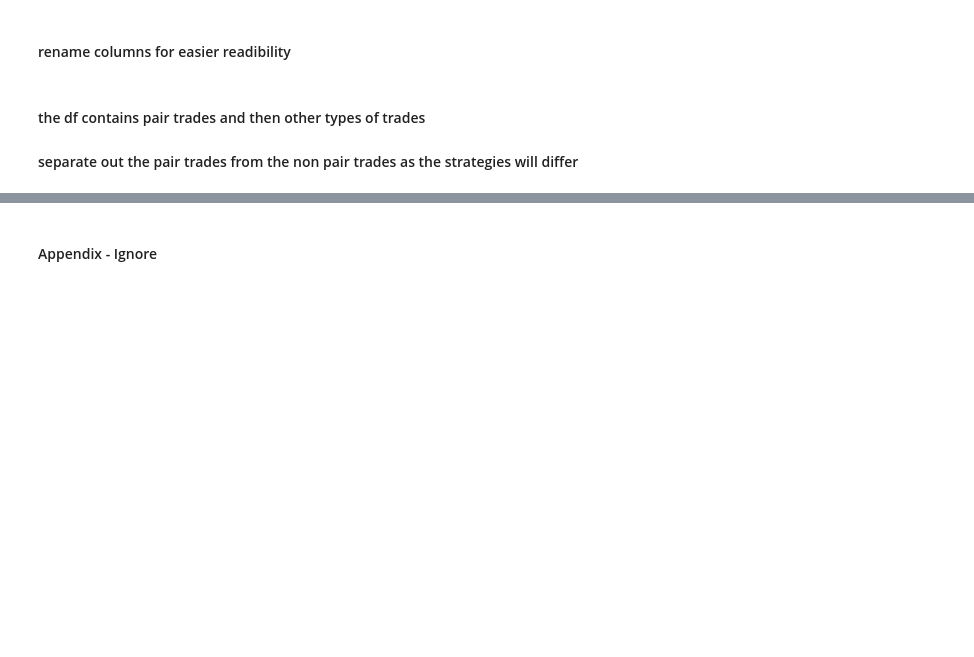
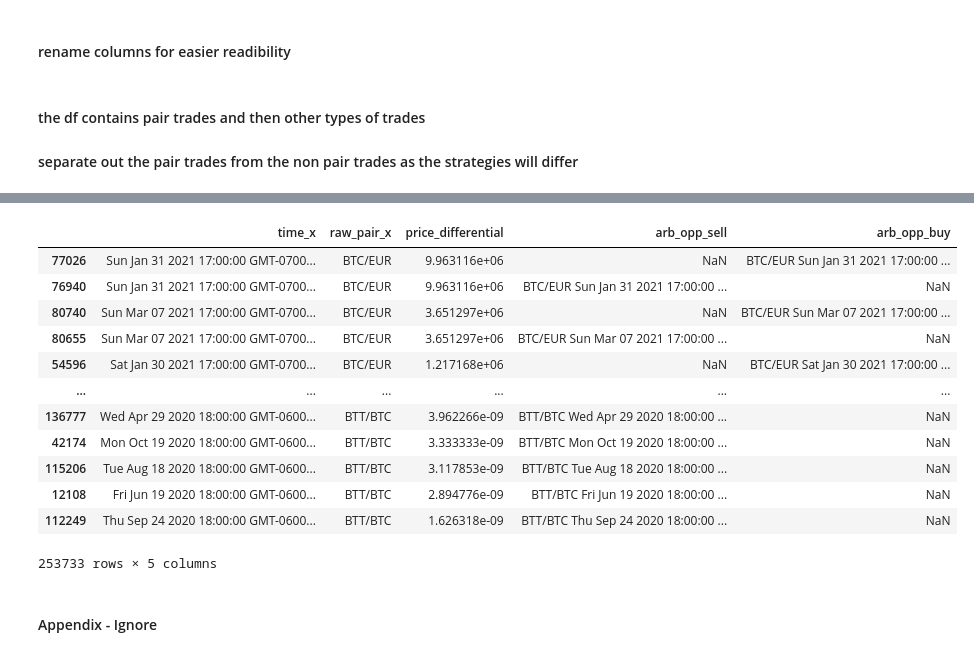
Before and after one commit to elliespathtostatistics/nydig_takehome, a Jupyter notebook: nydig_tech_eval.ipynb, the cells around one changed output, grey strips where cells are left out. Saved outputs shown, nothing was run; the diff lists cells and outputs as text; code cells hidden in the pictures; blank space fills up the shorter version.

```diff
--- a/nydig_tech_eval.ipynb
+++ b/nydig_tech_eval.ipynb
@@ -104,0 +204,18 @@ result.shape
+# %%
+deduped_result_new_eliminate_zero_show_columns = deduped_result_new_eliminate_zero[['time_x', 'raw_pair_x', 'price_differential', 'arb_opp_sell', 'arb_opp_buy']]
+# %%
+deduped_result_new_eliminate_zero_show_columns
+# %% [output]
+|  | time_x | raw_pair_x | price_differential | arb_opp_sell | arb_opp_buy |
+| 77026 | Sun Jan 31 2021 17:00:00 GMT-0700... | BTC/EUR | 9.963116e+06 | NaN | BTC/EUR Sun Jan 31 2021 17:00:00 ... |
+| 76940 | Sun Jan 31 2021 17:00:00 GMT-0700... | BTC/EUR | 9.963116e+06 | BTC/EUR Sun Jan 31 2021 17:00:00 ... | NaN |
+| 80740 | Sun Mar 07 2021 17:00:00 GMT-0700... | BTC/EUR | 3.651297e+06 | NaN | BTC/EUR Sun Mar 07 2021 17:00:00 ... |
+| 80655 | Sun Mar 07 2021 17:00:00 GMT-0700... | BTC/EUR | 3.651297e+06 | BTC/EUR Sun Mar 07 2021 17:00:00 ... | NaN |
+| 54596 | Sat Jan 30 2021 17:00:00 GMT-0700... | BTC/EUR | 1.217168e+06 | NaN | BTC/EUR Sat Jan 30 2021 17:00:00 ... |
+| ... | ... | ... | ... | ... | ... |
+| 136777 | Wed Apr 29 2020 18:00:00 GMT-0600... | BTT/BTC | 3.962266e-09 | BTT/BTC Wed Apr 29 2020 18:00:00 ... | NaN |
+| 42174 | Mon Oct 19 2020 18:00:00 GMT-0600... | BTT/BTC | 3.333333e-09 | BTT/BTC Mon Oct 19 2020 18:00:00 ... | NaN |
+| 115206 | Tue Aug 18 2020 18:00:00 GMT-0600... | BTT/BTC | 3.117853e-09 | BTT/BTC Tue Aug 18 2020 18:00:00 ... | NaN |
+| 12108 | Fri Jun 19 2020 18:00:00 GMT-0600... | BTT/BTC | 2.894776e-09 | BTT/BTC Fri Jun 19 2020 18:00:00 ... | NaN |
+| 112249 | Thu Sep 24 2020 18:00:00 GMT-0600... | BTT/BTC | 1.626318e-09 | BTT/BTC Thu Sep 24 2020 18:00:00 ... | NaN |
+253733 rows × 5 columns
```
Also changed, not shown: parts of 38 cells of this notebook, 1 other file.
